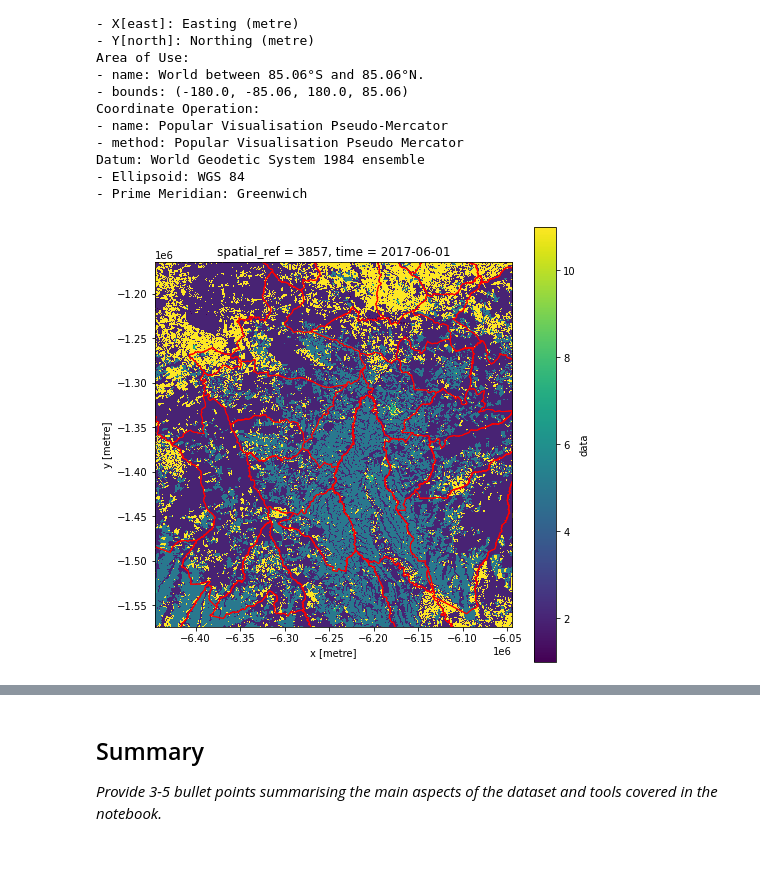
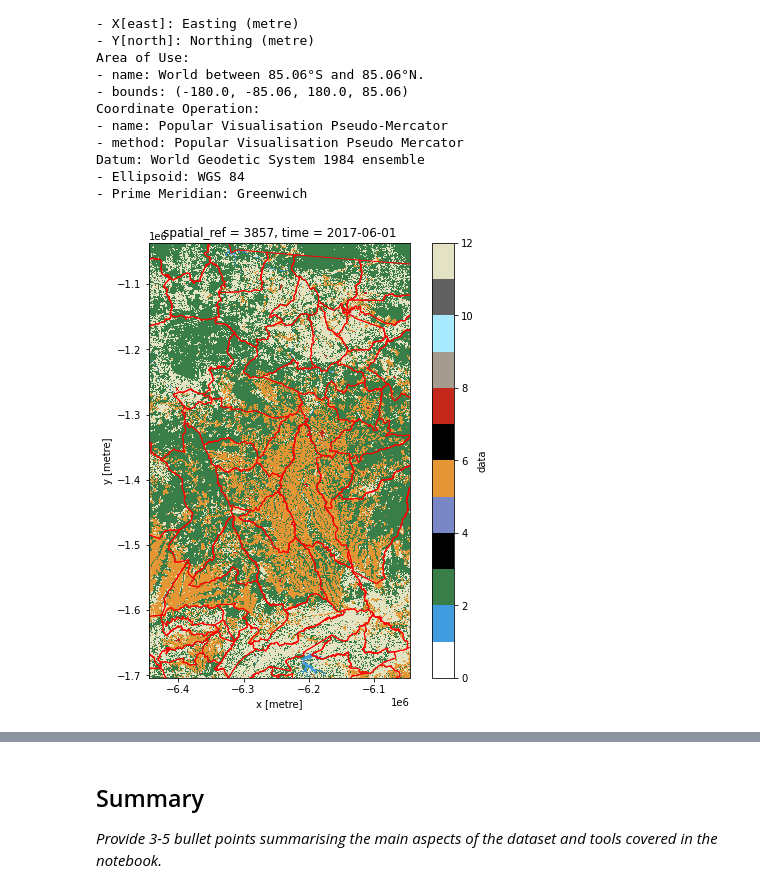
Before and after one commit to eds-book-gallery/b128b282-dee7-44a7-bc21-f1fd21452a83, a Jupyter notebook: general-exploration-landcover.ipynb, the cells around one changed output, grey strips where cells are left out. Cells and saved outputs as stored; diff of their text form; code cells hidden in the pictures; blank space fills up the shorter version.

```diff
--- a/general-exploration-landcover.ipynb
+++ b/general-exploration-landcover.ipynb
@@ -167,6 +167,9 @@ plt.show()
 # %%
-crs = "epsg:3857"   #https://epsg.io/3857 Geographic crs, units are m
+SMepsg = 3857  #https://epsg.io/3857 Geographic crs, units are m
 
+SMepsg_str = "epsg:{0}".format(SMepsg)
+
+datares = 300
 #https://odc-stac.readthedocs.io/en/latest/_api/odc.stac.load.html
 lc100 = odc.stac.load(
     items,             #load the items from our query above
@@ -174,8 +177,8 @@ lc100 = odc.stac.load(
     chunks={},         #use Dask to speed loading
     #next lines load study area at 100m resolution
     #without these entire image is returned at original resolution (10m)
-    crs=crs,           #specify the desired crs
-    resolution=300,    #specify the desired spatial resolution (units as per crs)
+    crs=SMepsg_str,    #specify the desired crs
+    resolution=datares,    #specify the desired spatial resolution (units as per crs)
     bbox=study_bbox,    #specify bounding box in Lon/Lat (ignores crs units, use x,y to use crs units)
     resampling="mode"  #ensure sensible type for categorical data (options seem to be as for datacube.Datacube.load)
 )
@@ -252,11 +257,7 @@ Data variables:
 collection = catalog.get_collection("io-lulc-9-class")
 ia = ItemAssetsExtension.ext(collection)
 
-print(ia.item_assets)
-
 iaa = ia.item_assets["data"]
-
-#print(iaa.properties)
 
 #get the names of the land cover classes with their ID in the raster (as a dictionary, name:ID)
 class_names = {iaa["summary"]: iaa["values"][0] for iaa in iaa.properties["file:values"]}
@@ -264,28 +265,28 @@ class_names = {iaa["summary"]: iaa["values"][0] for iaa in iaa.properties["file:
 #flip the keys:values in the dictionary (to create ID:name)
 values_to_classes = {v: k for k, v in class_names.items()}
 
-class_count = len(class_names)
+max_class = max(values_to_classes.keys())
 
 with rio.open(items[0].assets["data"].href) as src:
     colormap_def = src.colormap(1)  # get metadata colormap for band 1
     colormap = [
-        np.array(colormap_def[i]) / 255 for i in range(max(class_names.values()))
+        np.array(colormap_def[i]) / 255 for i in range(max_class+1)
     ]  # transform to matplotlib color format
 
-cmap = ListedColormap(colormap)
+lc_cmap = ListedColormap(colormap)
 
 vmin = 0
-vmax = max(class_names.values())
+vmax = lc_cmap.N
 
 p = lc100.data.plot(
     col="time",
-    cmap=cmap,
+    cmap=lc_cmap,
     vmin=vmin,
     vmax=vmax,
     figsize=(16, 6),
 )
-ticks = np.linspace(0.5, 10.5, 11)
-labels = [values_to_classes.get(i, "") for i in range(cmap.N)]
+ticks = np.linspace(start=vmin+0.5, stop=vmax-0.5, num=vmax)
+labels = [values_to_classes.get(i, "No Data") for i in range(vmax)]
 p.cbar.set_ticks(ticks, labels=labels)
-p.cbar.set_label("Class")
+p.cbar.set_label("Land Cover Class")
 # %% [output]
@@ -428,7 +447,8 @@ Datum: Sistema de Referencia Geocentrico para las AmericaS 2000
 - Ellipsoid: GRS 1980
 - Prime Meridian: Greenwich
 # %%
-munis = munis.to_crs(3857)
+munis = munis.to_crs(SMepsg)
+sa_polygon = sa_polygon.to_crs(SMepsg)  #also reproject sa_polygon
 munis.crs
 # %% [output]
 <Derived Projected CRS: EPSG:3857>
@@ -448,13 +468,23 @@ Datum: World Geodetic System 1984 ensemble
 # %%
 fig,ax1=plt.subplots(figsize=(8,8))
 
-lc100['data'][0].plot.imshow(ax=ax1)
+p = lc100['data'][0].plot(
+    cmap=lc_cmap,
+    vmin=vmin,
+    vmax=vmax,
+    ax=ax1
+)
+
+#ticks = np.linspace(start=vmin+0.5, stop=vmax-0.5, num=vmax)
+#labels = [values_to_classes.get(i, "No Data") for i in range(vmax)]
+#p.cbar.set_ticks(ticks, labels=labels)
+#p.cbar.set_label("Land Cover Class")
 
 munis.plot(ax=ax1, facecolor='None', edgecolor='red', linewidth=1)
 
 ax1.set_xlim(min(lc100['data'][0].x), max(lc100['data'][0].x))
 ax1.set_ylim(min(lc100['data'][0].y), max(lc100['data'][0].y))
 
 plt.show()
 # %% [output]
-[figure, old version]
+[figure, new version]
```
Also changed, not shown: parts of 57 cells of this notebook.
